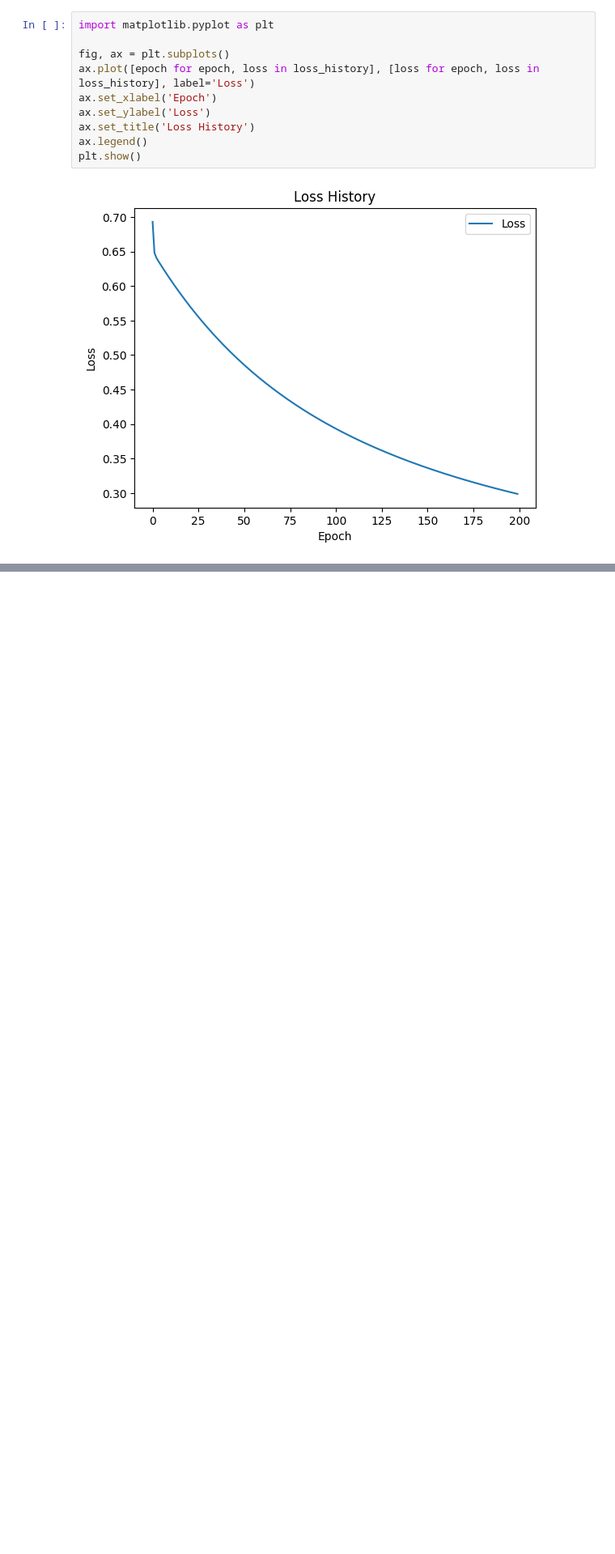
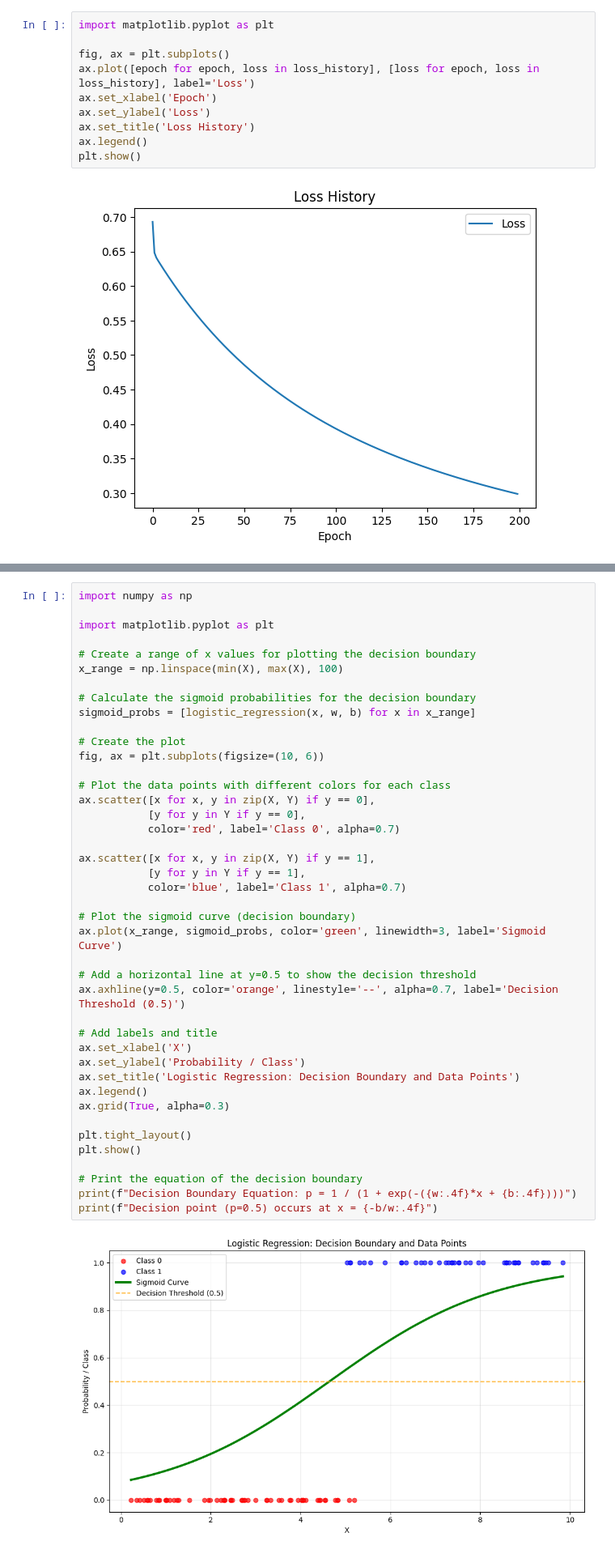
Before and after one commit to Paulyang80/DeepLearningLab, a Jupyter notebook: notebooks/02-logistic-regression.ipynb, the cells around one changed output, grey strips where cells are left out. Shown at 81% size. Saved outputs shown, nothing was run; the diff lists cells and outputs as text; blank space fills up the shorter version.

```diff
--- a/notebooks/02-logistic-regression.ipynb
+++ b/notebooks/02-logistic-regression.ipynb
@@ -351,0 +367,44 @@ TypeError: can't multiply sequence by non-int of type 'float'
+# %%
+import numpy as np
+
+import matplotlib.pyplot as plt
+
+# Create a range of x values for plotting the decision boundary
+x_range = np.linspace(min(X), max(X), 100)
+
+# Calculate the sigmoid probabilities for the decision boundary
+sigmoid_probs = [logistic_regression(x, w, b) for x in x_range]
+
+# Create the plot
+fig, ax = plt.subplots(figsize=(10, 6))
+
+# Plot the data points with different colors for each class
+ax.scatter([x for x, y in zip(X, Y) if y == 0],
+           [y for y in Y if y == 0],
+           color='red', label='Class 0', alpha=0.7)
+
+ax.scatter([x for x, y in zip(X, Y) if y == 1],
+           [y for y in Y if y == 1],
+           color='blue', label='Class 1', alpha=0.7)
+
+# Plot the sigmoid curve (decision boundary)
+ax.plot(x_range, sigmoid_probs, color='green', linewidth=3, label='Sigmoid Curve')
+
+# Add a horizontal line at y=0.5 to show the decision threshold
+ax.axhline(y=0.5, color='orange', linestyle='--', alpha=0.7, label='Decision Threshold (0.5)')
+
+# Add labels and title
+ax.set_xlabel('X')
+ax.set_ylabel('Probability / Class')
+ax.set_title('Logistic Regression: Decision Boundary and Data Points')
+ax.legend()
+ax.grid(True, alpha=0.3)
+
+plt.tight_layout()
+plt.show()
+
+# Print the equation of the decision boundary
+print(f"Decision Boundary Equation: p = 1 / (1 + exp(-({w:.4f}*x + {b:.4f})))")
+print(f"Decision point (p=0.5) occurs at x = {-b/w:.4f}")
+# %% [output]
+[figure, added]
```
Also changed, not shown: parts of 9 cells of this notebook.
